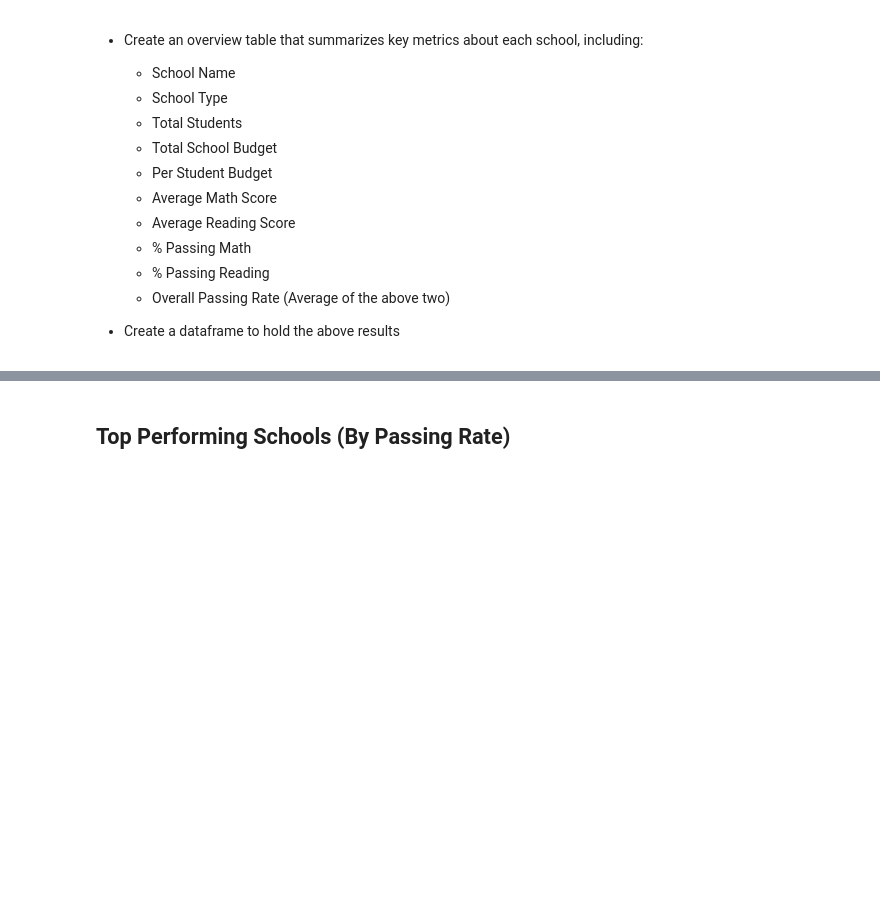
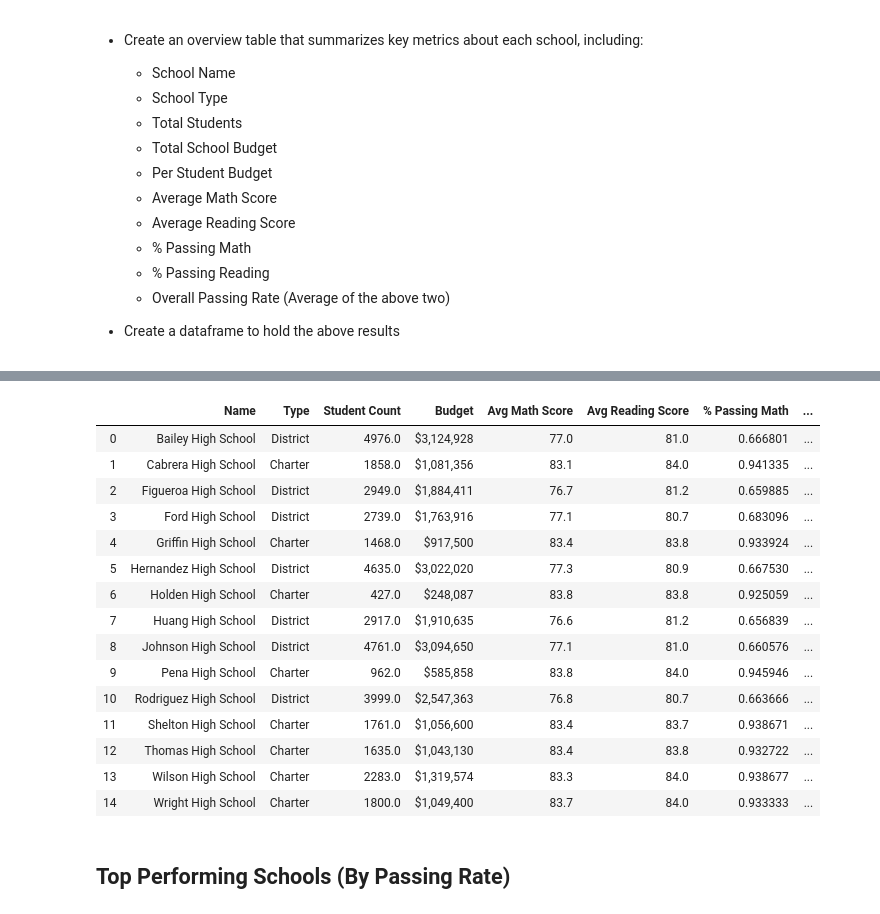
Before and after one commit to mhargroder/hw_04_Pandas, a Jupyter notebook: PyCitySchools_mHargroder.ipynb, the cells around one changed output, grey strips where cells are left out. Saved outputs shown, nothing was run; the diff lists cells and outputs as text; code cells hidden in the pictures; blank space fills up the shorter version.

```diff
--- a/PyCitySchools_mHargroder.ipynb
+++ b/PyCitySchools_mHargroder.ipynb
@@ -119,3 +100,53 @@ schoolSummaryDF
+# %%
+#add boolean columns to support %passing math and %passing reading
+#the mean method will see the boolean as 0/1..
+
+school_data_complete['passingMath'] = np.where(school_data_complete.math_score >= 70, True, False)
+school_data_complete['passingRead'] = np.where(school_data_complete.reading_score >= 70, True, False)
+
+
+schSummarySetup = school_data_complete[['school_name', 'type','size','budget','math_score','reading_score',
+                                        'passingMath','passingRead']]
+
+schoolGroupBy = schSummarySetup.groupby(['school_name','type'])
+#had to include the reset_index to get the group by columns to display correct
+schoolSummaryDF = pd.DataFrame(schoolGroupBy.mean()).reset_index()
+
+
+#Add columns for Per Student Budget and Overall Passing Rate
+schoolSummaryDF['Per_Student_Budget'] =schoolSummaryDF['budget']/schoolSummaryDF['size']
+schoolSummaryDF['OverallPassingRate'] =(schoolSummaryDF['math_score']+schoolSummaryDF['reading_score'])/2
+
+#Relabel columns
+schoolSummaryDF = schoolSummaryDF.rename(columns={'school_name':'Name','type':'Type', 'size':'Student Count',
+                                                  'budget':'Budget', 'math_score':'Avg Math Score',
+                                                  'reading_score':'Avg Reading Score', 'passingMath':'% Passing Math',
+                                                  'passingRead':'% Passing Reading', 'Per_Student_Budget':'Budget Per Student',
+                                                 'OverallPassingRate':'Overall Pass Rate %'})
+
+#Created a data frame with formatted values
+schoolSummaryDF_Fmt = schoolSummaryDF
+schoolSummaryDF_Fmt["Budget"] = schoolSummaryDF_Fmt["Budget"].astype(float).apply("${:,.0f}".format)
+schoolSummaryDF_Fmt["Avg Math Score"] = round(schoolSummaryDF_Fmt["Avg Math Score"],1 )
+schoolSummaryDF_Fmt["Avg Reading Score"] = round(schoolSummaryDF_Fmt["Avg Reading Score"],1 )
+schoolSummaryDF_Fmt
+# %% [output]
+|  | Name | Type | Student Count | Budget | Avg Math Score | Avg Reading Score | % Passing Math | ... |
+| 0 | Bailey High School | District | 4976.0 | $3,124,928 | 77.0 | 81.0 | 0.666801 | ... |
+| 1 | Cabrera High School | Charter | 1858.0 | $1,081,356 | 83.1 | 84.0 | 0.941335 | ... |
+| 2 | Figueroa High School | District | 2949.0 | $1,884,411 | 76.7 | 81.2 | 0.659885 | ... |
+| 3 | Ford High School | District | 2739.0 | $1,763,916 | 77.1 | 80.7 | 0.683096 | ... |
+| 4 | Griffin High School | Charter | 1468.0 | $917,500 | 83.4 | 83.8 | 0.933924 | ... |
+| 5 | Hernandez High School | District | 4635.0 | $3,022,020 | 77.3 | 80.9 | 0.667530 | ... |
+| 6 | Holden High School | Charter | 427.0 | $248,087 | 83.8 | 83.8 | 0.925059 | ... |
+| 7 | Huang High School | District | 2917.0 | $1,910,635 | 76.6 | 81.2 | 0.656839 | ... |
+| 8 | Johnson High School | District | 4761.0 | $3,094,650 | 77.1 | 81.0 | 0.660576 | ... |
+| 9 | Pena High School | Charter | 962.0 | $585,858 | 83.8 | 84.0 | 0.945946 | ... |
+| 10 | Rodriguez High School | District | 3999.0 | $2,547,363 | 76.8 | 80.7 | 0.663666 | ... |
+| 11 | Shelton High School | Charter | 1761.0 | $1,056,600 | 83.4 | 83.7 | 0.938671 | ... |
+| 12 | Thomas High School | Charter | 1635.0 | $1,043,130 | 83.4 | 83.8 | 0.932722 | ... |
+| 13 | Wilson High School | Charter | 2283.0 | $1,319,574 | 83.3 | 84.0 | 0.938677 | ... |
+| 14 | Wright High School | Charter | 1800.0 | $1,049,400 | 83.7 | 84.0 | 0.933333 | ... |
 # %% [markdown]
 ## Top Performing Schools (By Passing Rate)
 # %% [markdown]
```
Also changed, not shown: parts of 3 cells of this notebook.
